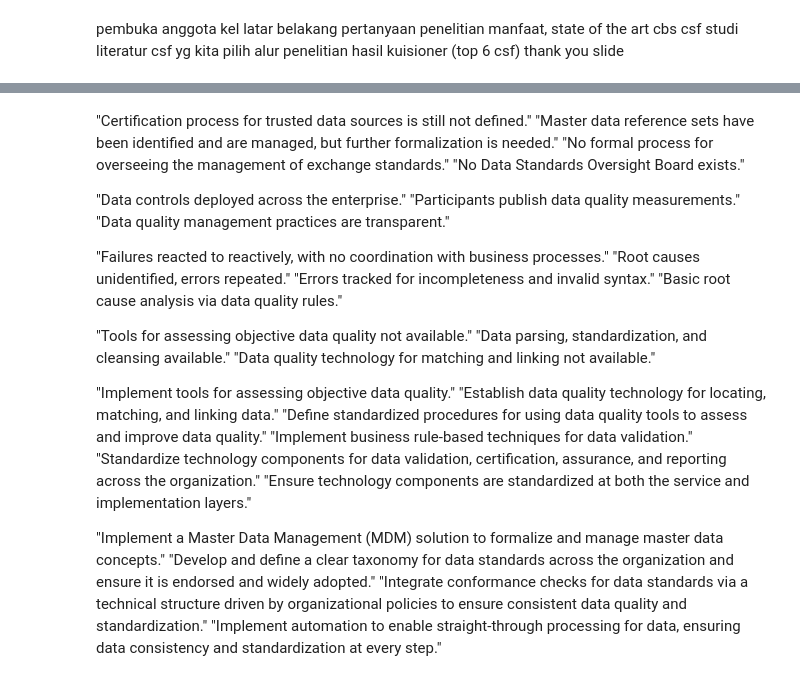
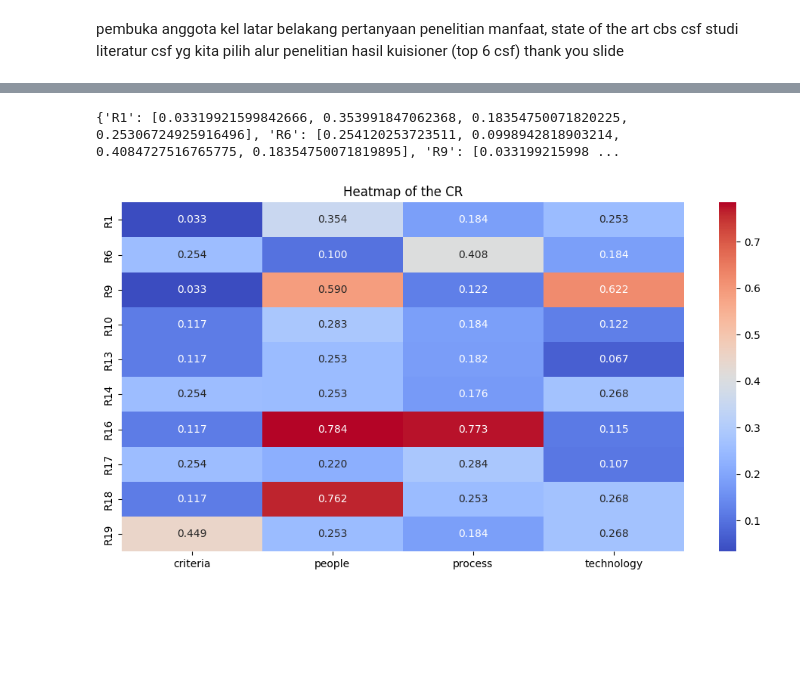
Before and after one commit to jonfelix1/tugas-sip, a Jupyter notebook: ahp_calc/ahp_calc_cleaned.ipynb, the cells around one changed output, grey strips where cells are left out. Drawn from its saved outputs; the diff is of its cells as text; code cells hidden in the pictures; blank space fills up the shorter version.

```diff
--- a/ahp_calc/ahp_calc_cleaned.ipynb
+++ b/ahp_calc/ahp_calc_cleaned.ipynb
@@ -589,16 +481,17 @@ np.set_printoptions(precision=5, suppress=True)
 # %%
 matrixes = []
 
-for _, row in ppt_cleaned_data.iterrows():
+for i, row in ppt_cleaned_data.iterrows():
     matrix = build_matrix(row, ppt_criteria_pairs, ppt_criteria,response_scale_balanced)
     matrixes.append(matrix)
-    # print(matrix)
 
+    # cr = calculate_cr(matrix)
+    cr_matrix[f"R{i+1}"] = [calculate_cr(matrix)]
 
 avg_matrix = np.mean(matrixes, axis=0)
 # print(avg_matrix)
 # res = [sum(idx) / len(idx) for idx in zip(*test_list)]
-
+print(cr_matrix)
 
 end_matrix = np.ones((3, 3), dtype=int)
 
@@ -636,12 +530,16 @@ print(cr)
 # %%
 matrixes = []
 
-for _, row in process_cleaned_data.iterrows():
+for i, row in process_cleaned_data.iterrows():
     # print(row["1. Profil Responden"])
     matrix = build_matrix(row, process_criteria_pairs, process_criteria,response_scale_balanced)
     matrixes.append(matrix)
-    # print(matrix)
 
+    # cr = calculate_cr(matrix)
+    # print(cr)
+    cr_matrix[f"R{i+1}"].append(calculate_cr(matrix))
+
+print(cr_matrix)
 
 avg_matrix = np.mean(matrixes, axis=0)
 # print(avg_matrix)
@@ -686,15 +585,16 @@ print(cr)
 # %%
 matrixes = []
 
-for _, row in people_cleaned_data.iterrows():
+for i, row in people_cleaned_data.iterrows():
     # print(row["1. Profil Responden"])
     matrix = build_matrix(row, people_criteria_pairs, people_criteria,response_scale_balanced)
     matrixes.append(matrix)
-    # print(matrix)
+
+    cr_matrix[f"R{i+1}"].append(calculate_cr(matrix))
 
 
 avg_matrix = np.mean(matrixes, axis=0)
-# print(avg_matrix)
+print(cr_matrix)
 # res = [sum(idx) / len(idx) for idx in zip(*test_list)]
 
 
@@ -733,13 +634,14 @@ print(cr)
 # %%
 matrixes = []
 
-for _, row in technology_cleaned_data.iterrows():
+for i, row in technology_cleaned_data.iterrows():
     # print(row["1. Profil Responden"])
     # print(row)
     matrix = build_matrix(row, technology_criteria_pairs, technology_criteria,response_scale_balanced)
     matrixes.append(matrix)
-    # print(matrix)
+    cr_matrix[f"R{i+1}"].append(calculate_cr(matrix))
 
+print(cr_matrix)
 
 avg_matrix = np.mean(matrixes, axis=0)
 # print(avg_matrix)
@@ -876,30 +698,21 @@ No formal workgroup for data governance or guiding principles in development.
-# %% [markdown]
-"Certification process for trusted data sources is still not defined."
-"Master data reference sets have been identified and are managed, but further formalization is needed."
-"No formal process for overseeing the management of exchange standards."
-"No Data Standards Oversight Board exists."
-
-"Data controls deployed across the enterprise."
-"Participants publish data quality measurements."
-"Data quality management practices are transparent."
-
-"Failures reacted to reactively, with no coordination with business processes."
-"Root causes unidentified, errors repeated."
-"Errors tracked for incompleteness and invalid syntax."
-"Basic root cause analysis via data quality rules."
-
-"Tools for assessing objective data quality not available."
-"Data parsing, standardization, and cleansing available."
-"Data quality technology for matching and linking not available."
-
-"Implement tools for assessing objective data quality."
-"Establish data quality technology for locating, matching, and linking data."
-"Define standardized procedures for using data quality tools to assess and improve data quality."
-"Implement business rule-based techniques for data validation."
-"Standardize technology components for data validation, certification, assurance, and reporting across the organization."
-"Ensure technology components are standardized at both the service and implementation layers."
-
-"Implement a Master Data Management (MDM) solution to formalize and manage master data concepts."
-"Develop and define a clear taxonomy for data standards across the organization and ensure it is endorsed and widely adopted."
-"Integrate conformance checks for data standards via a technical structure driven by organizational policies to ensure consistent data quality and standardization."
-"Implement automation to enable straight-through processing for data, ensuring data consistency and standardization at every step."
+# %%
+import numpy as np
+import seaborn as sns
+import matplotlib.pyplot as plt
+import pandas as pd
+
+print(cr_matrix)
+
+# Create DataFrame
+df = pd.DataFrame(cr_matrix, index=['criteria', 'people', 'process', 'technology'])
+
+df_transposed = df.T
+
+# Plot the heatmap with transposed data
+plt.figure(figsize=(12, 6))  # Make the plot wider
+sns.heatmap(df_transposed, annot=True, cmap='coolwarm', fmt='.3f', cbar=True)
+plt.title("Heatmap of the CR")
+plt.show()
+# %% [output]
+{'R1': [0.03319921599842666, 0.353991847062368, 0.18354750071820225, 0.25306724925916496], 'R6': [0.254120253723511, 0.0998942818903214, 0.4084727516765775, 0.18354750071819895], 'R9': [0.033199215998 ...
+[figure, added]
```
Also changed, not shown: parts of 31 cells of this notebook.
